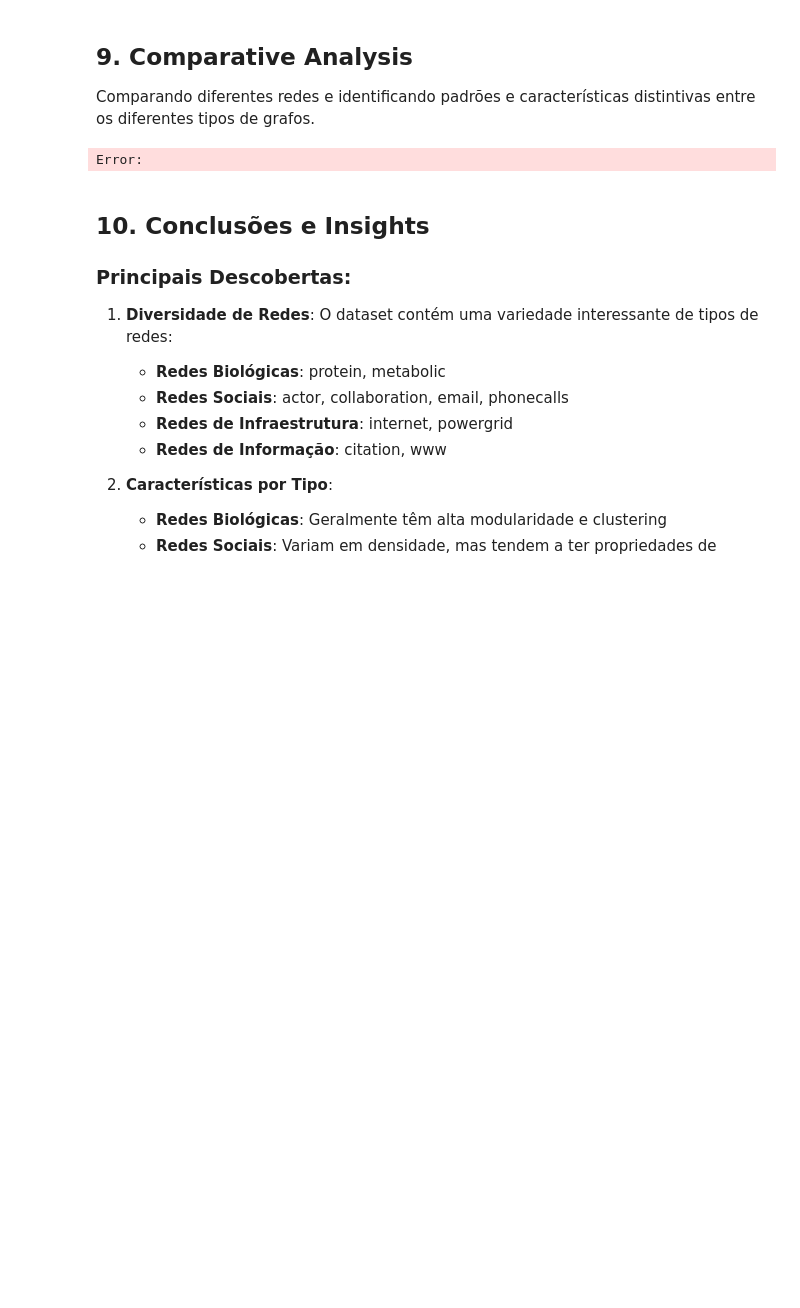
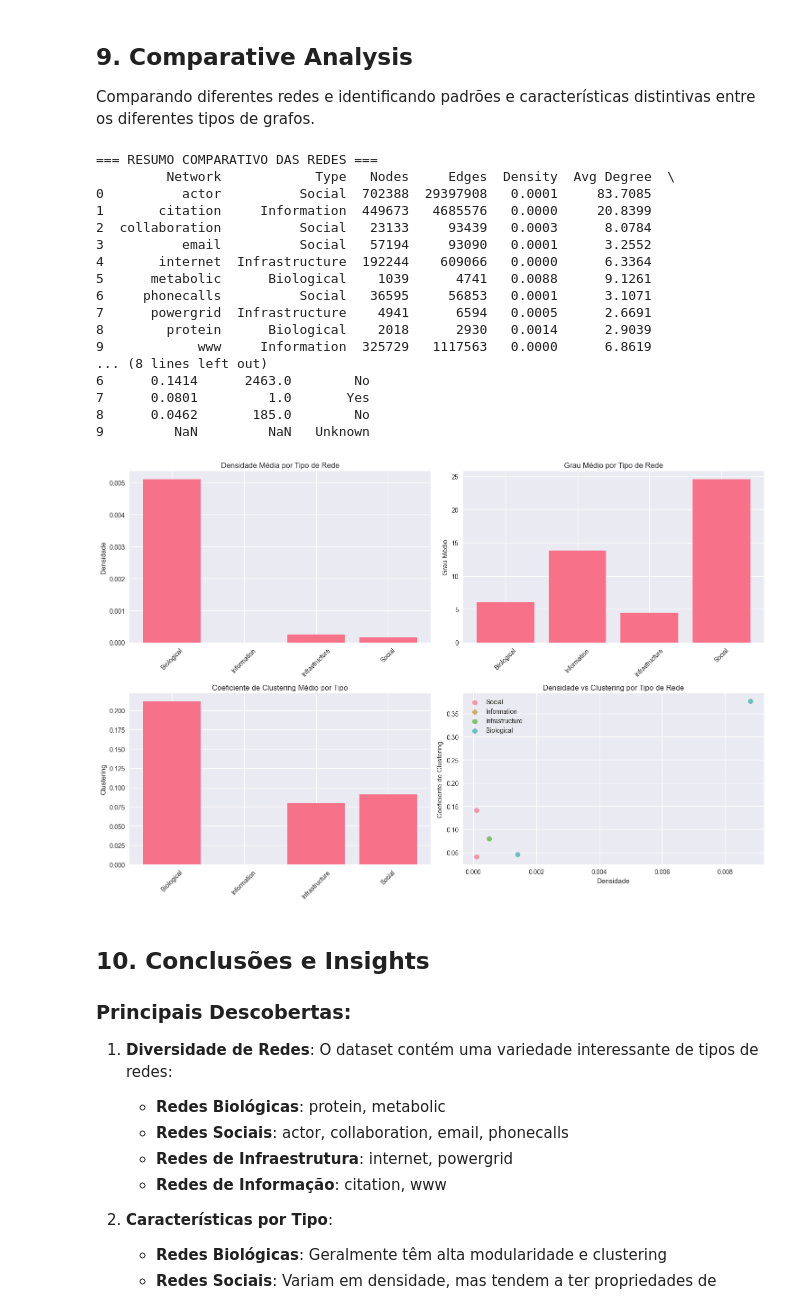
Before and after one commit to igorrflorentino/analise-exploratoria-grafos, a Jupyter notebook: analise_exploratoria_grafos.ipynb, the cells around one changed output. Saved outputs shown, nothing was run; the diff lists cells and outputs as text; code cells hidden in the pictures; blank space fills up the shorter version.

```diff
--- a/analise_exploratoria_grafos.ipynb
+++ b/analise_exploratoria_grafos.ipynb
@@ -487,17 +566,25 @@ def detect_communities(G, name, max_nodes=1000):
 
     # Para grafos muito grandes, usar apenas a maior componente
     if G.number_of_nodes() > max_nodes:
-        print(f"  {name}: Usando maior componente conectada")
+        print(f"  {name}: Grafo muito grande ({G.number_of_nodes()} nós), usando maior componente conectada")
         largest_cc = max(nx.connected_components(G), key=len)
         G_sub = G.subgraph(largest_cc).copy()
+
+        # Se a maior componente ainda for muito grande, usar uma amostra
+        if G_sub.number_of_nodes() > max_nodes:
+            print(f"  {name}: Maior componente ainda muito grande ({G_sub.number_of_nodes()} nós), usando amostra de {max_nodes} nós")
+            sample_nodes = np.random.choice(list(G_sub.nodes()), size=max_nodes, replace=False)
+            G_sub = G_sub.subgraph(sample_nodes).copy()
     else:
         G_sub = G
 
+    print(f"  Detectando comunidades para {name} ({G_sub.number_of_nodes()} nós)")
+
     communities = []
 
-    # Algoritmo de Louvain (usando aproximação com greedy modularity)
+    # Algoritmo de detecção de comunidades
     try:
-        communities = nx.community.greedy_modularity_communities(G_sub)
+        communities = nx.community.louvain_communities(G_sub)
         modularity = nx.community.modularity(G_sub, communities)
 
         community_sizes = [len(comm) for comm in communities]
@@ -543,7 +646,16 @@ Comparando diferentes redes e identificando padrões e características distinti
 summary_data = []
 for name, graph in graphs.items():
     basic = basic_props[name]
-    connectivity = connectivity_results[name]
+
+    # Verificar se os resultados de conectividade estão disponíveis
+    if name in connectivity_results:
+        connectivity = connectivity_results[name]
+        clustering = connectivity['clustering_coefficient']
+        components = connectivity['n_components']
+    else:
+        # Valores padrão para redes não analisadas
+        clustering = None
+        components = None
 
     summary_data.append({
         'Network': name,
@@ -555,9 +667,9 @@ for name, graph in graphs.items():
         'Edges': basic['edges'],
         'Density': basic['density'],
         'Avg Degree': basic['avg_degree'],
-        'Clustering': connectivity['clustering_coefficient'],
-        'Components': connectivity['n_components'],
-        'Connected': 'Yes' if connectivity['n_components'] == 1 else 'No'
+        'Clustering': clustering,
+        'Components': components,
+        'Connected': 'Yes' if components == 1 else 'No' if components is not None else 'Unknown'
     })
 
 df_summary = pd.DataFrame(summary_data)
@@ -577,34 +689,51 @@ axes[0,0].set_ylabel('Densidade')
 axes[0,0].tick_params(axis='x', rotation=45)
 
 # Grau médio por tipo de rede
 type_degree = df_summary.groupby('Type')['Avg Degree'].mean()
 axes[0,1].bar(type_degree.index, type_degree.values)
 axes[0,1].set_title('Grau Médio por Tipo de Rede')
 axes[0,1].set_ylabel('Grau Médio')
 axes[0,1].tick_params(axis='x', rotation=45)
 
 # Clustering por tipo de rede
 type_clustering = df_summary.groupby('Type')['Clustering'].mean()
 axes[1,0].bar(type_clustering.index, type_clustering.values)
 axes[1,0].set_title('Coeficiente de Clustering Médio por Tipo')
 axes[1,0].set_ylabel('Clustering')
 axes[1,0].tick_params(axis='x', rotation=45)
 
 # Scatter plot: Densidade vs Clustering
 for network_type in df_summary['Type'].unique():
     subset = df_summary[df_summary['Type'] == network_type]
     axes[1,1].scatter(subset['Density'], subset['Clustering'],
                      label=network_type, alpha=0.7, s=60)
 
 axes[1,1].set_xlabel('Densidade')
 axes[1,1].set_ylabel('Coeficiente de Clustering')
 axes[1,1].set_title('Densidade vs Clustering por Tipo de Rede')
 axes[1,1].legend()
 
 plt.tight_layout()
 plt.show()
 # %% [output]
-Error:
+=== RESUMO COMPARATIVO DAS REDES ===
+         Network            Type   Nodes     Edges  Density  Avg Degree  \
+0          actor          Social  702388  29397908   0.0001     83.7085
+1       citation     Information  449673   4685576   0.0000     20.8399
+2  collaboration          Social   23133     93439   0.0003      8.0784
+3          email          Social   57194     93090   0.0001      3.2552
+4       internet  Infrastructure  192244    609066   0.0000      6.3364
+5      metabolic      Biological    1039      4741   0.0088      9.1261
+6     phonecalls          Social   36595     56853   0.0001      3.1071
+7      powergrid  Infrastructure    4941      6594   0.0005      2.6691
+8        protein      Biological    2018      2930   0.0014      2.9039
+9            www     Information  325729   1117563   0.0000      6.8619
+... (8 lines left out)
+6      0.1414      2463.0        No
+7      0.0801         1.0       Yes
+8      0.0462       185.0        No
+9         NaN         NaN   Unknown
+[figure, added]
 # %% [markdown]
 ## 10. Conclusões e Insights
 
```
Also changed, not shown: parts of 9 cells of this notebook, 2 other files.
